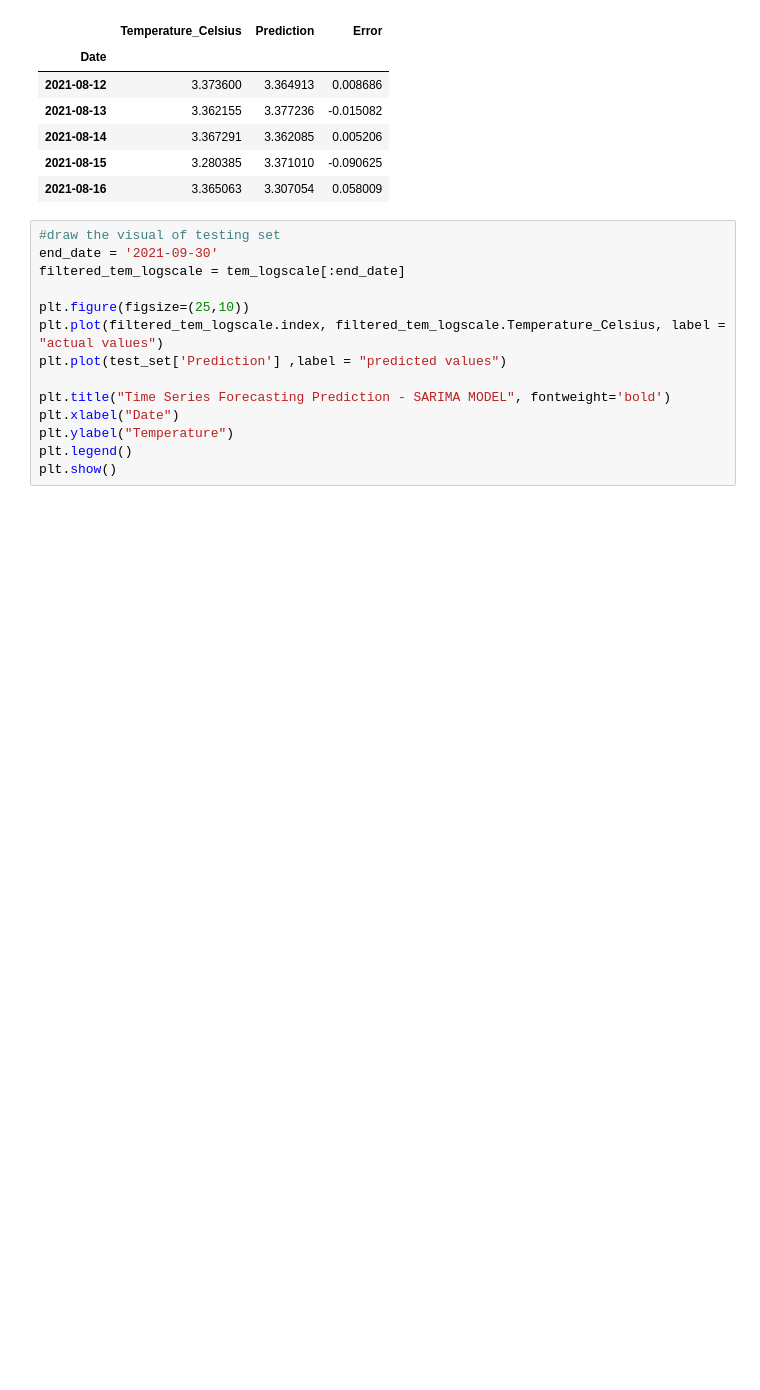
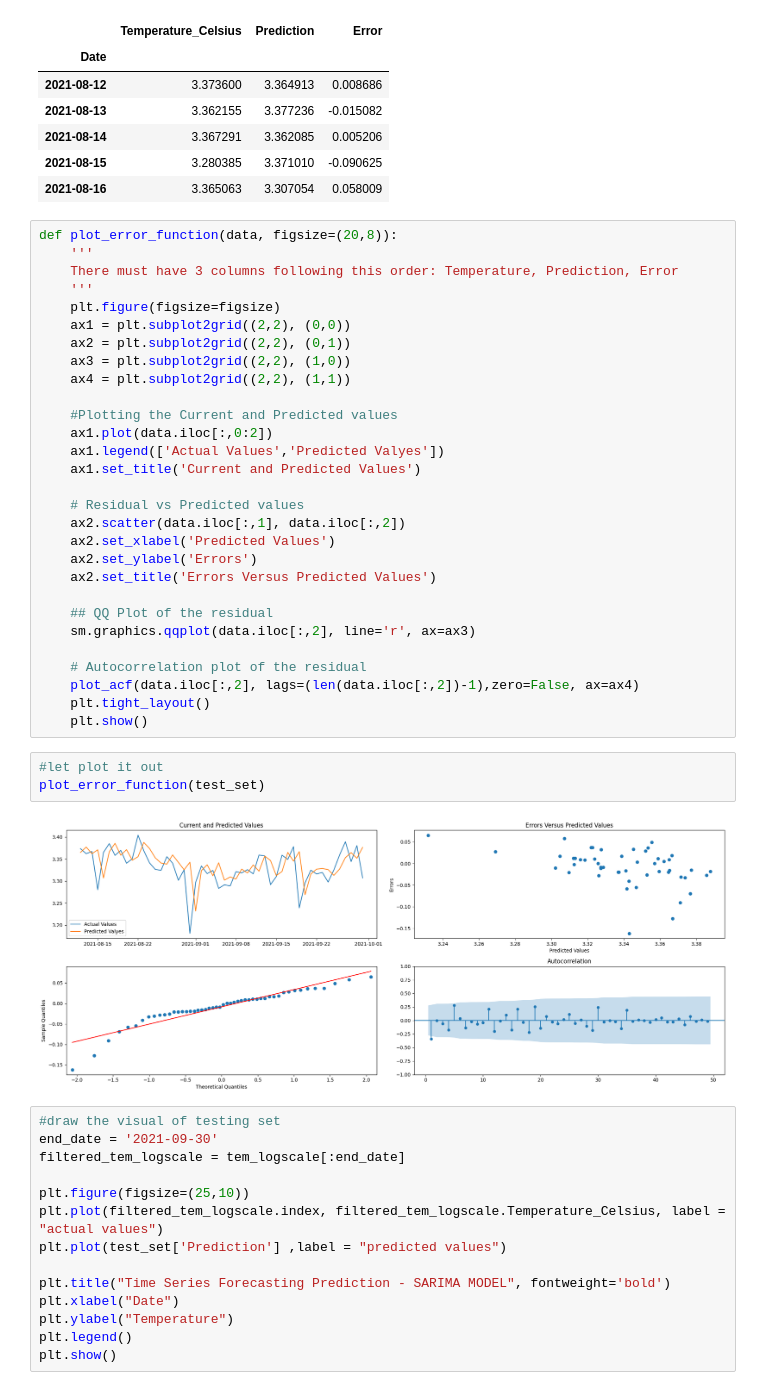
Before and after one commit to Galaxy092/Samsung-Innovation-Campus-Big-Data-Capstone-Project, a Jupyter notebook: Machine Learning.ipynb, the cells around one changed output. Saved outputs shown, nothing was run; the diff lists cells and outputs as text; blank space fills up the shorter version.

```diff
--- a/Machine Learning.ipynb
+++ b/Machine Learning.ipynb
@@ -233,6 +234,40 @@ test_set.head()
 | 2021-08-14 | 3.367291 | 3.362085 | 0.005206 |
 | 2021-08-15 | 3.280385 | 3.371010 | -0.090625 |
 | 2021-08-16 | 3.365063 | 3.307054 | 0.058009 |
+# %%
+def plot_error_function(data, figsize=(20,8)):
+    '''
+    There must have 3 columns following this order: Temperature, Prediction, Error
+    '''
+    plt.figure(figsize=figsize)
+    ax1 = plt.subplot2grid((2,2), (0,0))
+    ax2 = plt.subplot2grid((2,2), (0,1))
+    ax3 = plt.subplot2grid((2,2), (1,0))
+    ax4 = plt.subplot2grid((2,2), (1,1))
+
+    #Plotting the Current and Predicted values
+    ax1.plot(data.iloc[:,0:2])
+    ax1.legend(['Actual Values','Predicted Valyes'])
+    ax1.set_title('Current and Predicted Values')
+
+    # Residual vs Predicted values
+    ax2.scatter(data.iloc[:,1], data.iloc[:,2])
+    ax2.set_xlabel('Predicted Values')
+    ax2.set_ylabel('Errors')
+    ax2.set_title('Errors Versus Predicted Values')
+
+    ## QQ Plot of the residual
+    sm.graphics.qqplot(data.iloc[:,2], line='r', ax=ax3)
+
+    # Autocorrelation plot of the residual
+    plot_acf(data.iloc[:,2], lags=(len(data.iloc[:,2])-1),zero=False, ax=ax4)
+    plt.tight_layout()
+    plt.show()
+# %%
+#let plot it out
+plot_error_function(test_set)
+# %% [output]
+[figure, added]
 # %%
 #draw the visual of testing set
 end_date = '2021-09-30'
```
Also changed, not shown: parts of 1 cell of this notebook.
